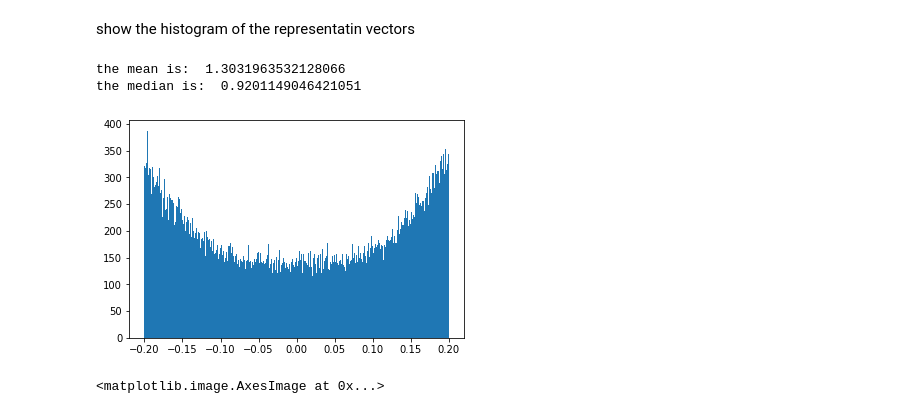
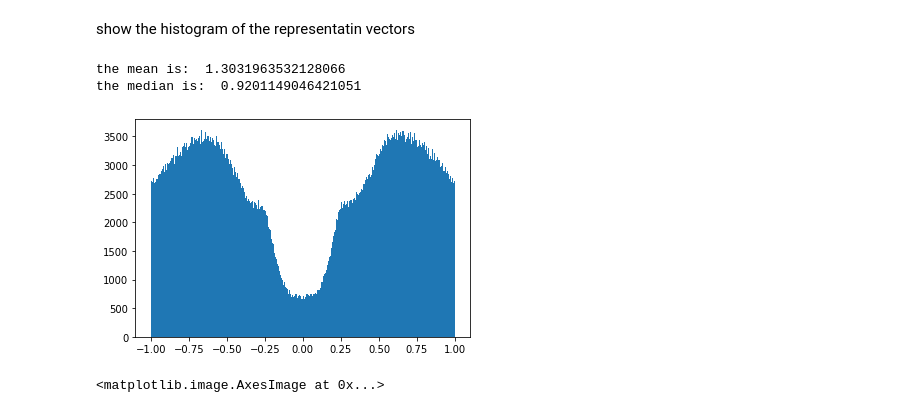
Before and after one commit to tsachiblau/sparseGANProject, a Jupyter notebook: GAN_2.ipynb, the cells around one changed output. Drawn from its saved outputs; the diff is of its cells as text; code cells hidden in the pictures.

```diff
--- a/GAN_2.ipynb
+++ b/GAN_2.ipynb
@@ -268,14 +264,14 @@ show the histogram of the representatin vectors
 # %%
 %matplotlib inline
 tmp = new_rep[new_rep != 0]
 plt.figure()
-plt.hist(tmp, bins = 1000, range=(-0.2, 0.2));
+plt.hist(tmp, bins = 1000, range=(-1, 1));
 print("the mean is: ", str(np.mean(np.abs(tmp))))
 print("the median is: ", str(np.median(np.abs(tmp))))
 # %% [output]
 the mean is:  1.3031963532128066
 the median is:  0.9201149046421051
-[figure, old version]
+[figure, new version]
 # %%
 #show new data
 random_num = np.random.randint(N)
```
Also changed, not shown: parts of 6 cells of this notebook.
